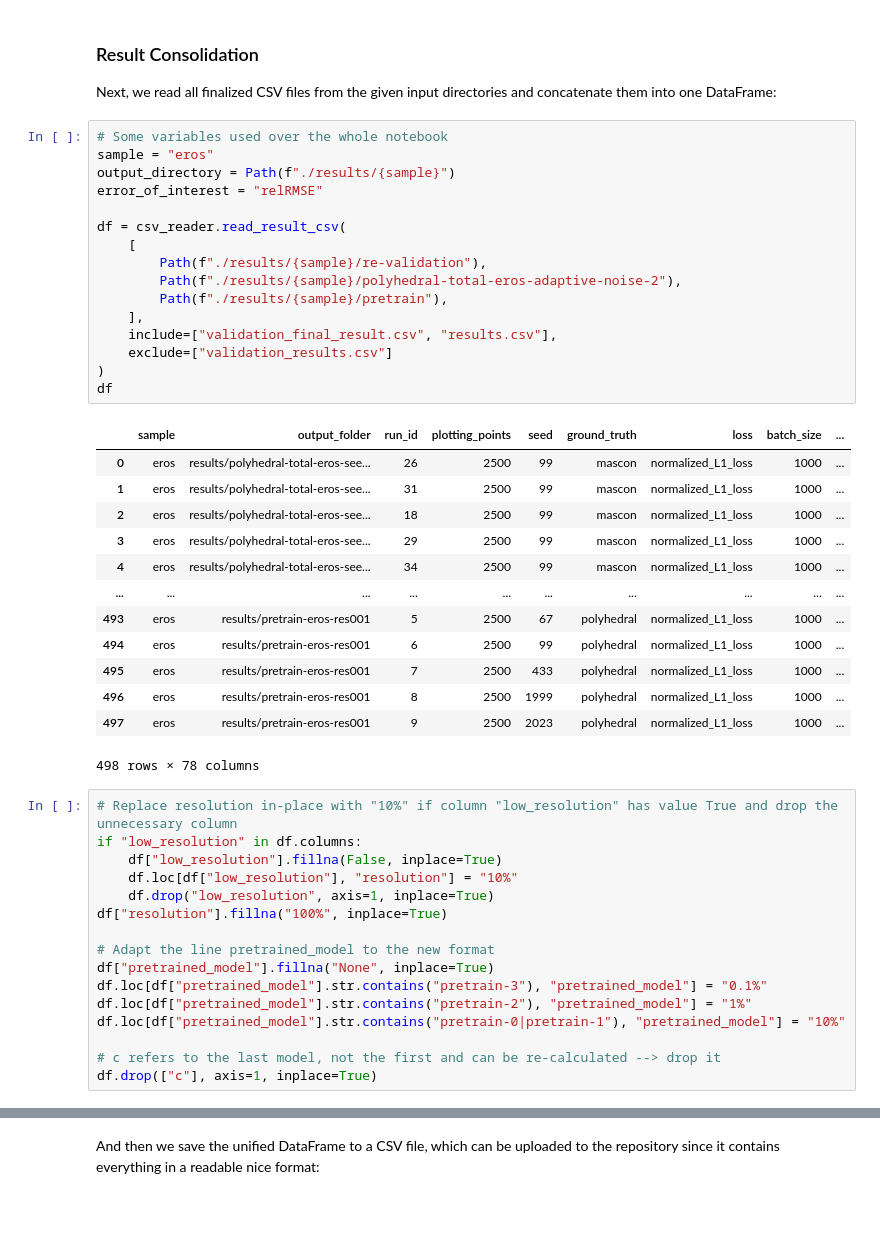
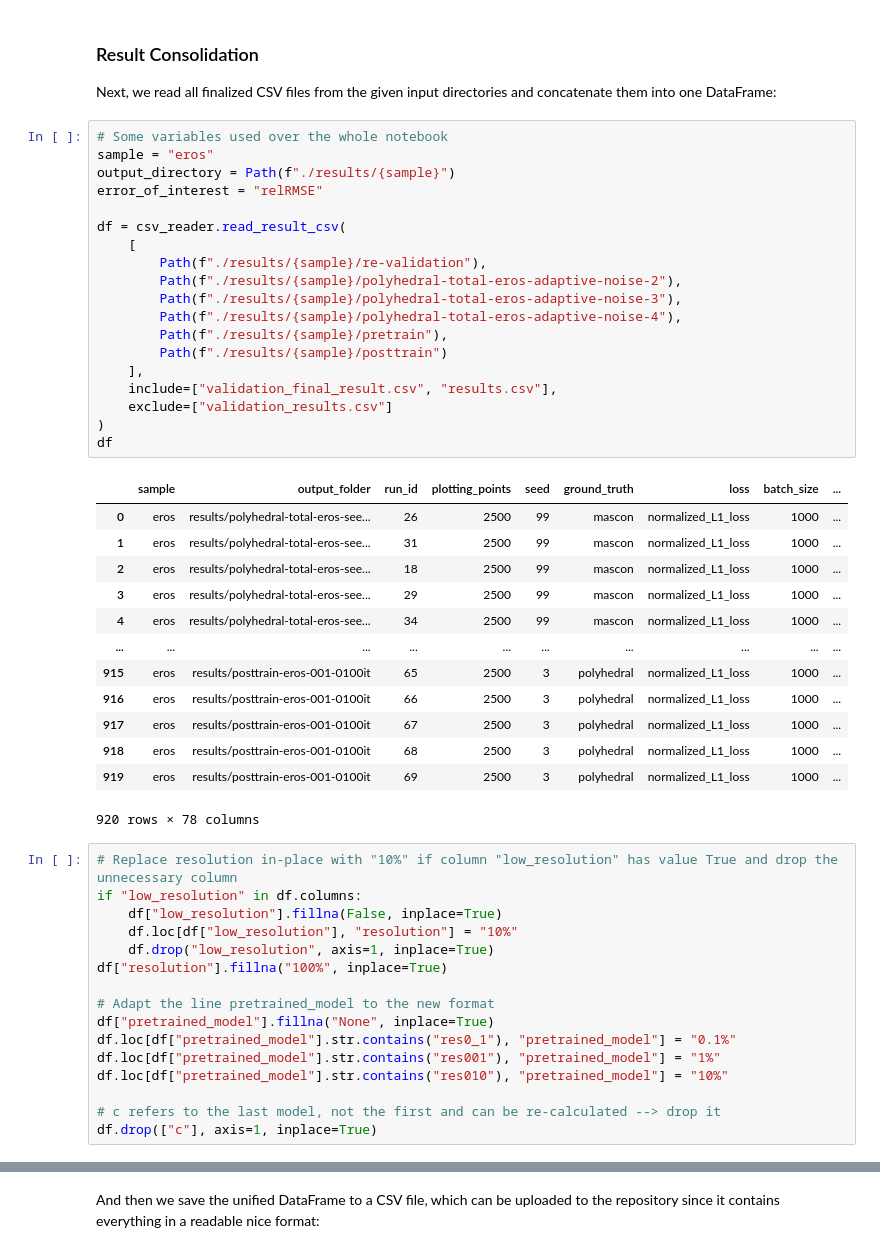
Before and after one commit to gomezzz/geodesyNets, a Jupyter notebook: P3 - Analysis Eros.ipynb, the cells around one changed output, grey strips where cells are left out. Cells and saved outputs as stored; diff of their text form; blank space fills up the shorter version.

```diff
--- a/P3 - Analysis Eros.ipynb
+++ b/P3 - Analysis Eros.ipynb
@@ -26,33 +29,36 @@ Next, we read all finalized CSV files from the given input directories and conca
 # %%
 # Some variables used over the whole notebook
 sample = "eros"
 output_directory = Path(f"./results/{sample}")
 error_of_interest = "relRMSE"
 
 df = csv_reader.read_result_csv(
     [
         Path(f"./results/{sample}/re-validation"),
         Path(f"./results/{sample}/polyhedral-total-eros-adaptive-noise-2"),
+        Path(f"./results/{sample}/polyhedral-total-eros-adaptive-noise-3"),
+        Path(f"./results/{sample}/polyhedral-total-eros-adaptive-noise-4"),
         Path(f"./results/{sample}/pretrain"),
+        Path(f"./results/{sample}/posttrain")
     ],
     include=["validation_final_result.csv", "results.csv"],
     exclude=["validation_results.csv"]
 )
 df
 # %% [output]
 |  | sample | output_folder | run_id | plotting_points | seed | ground_truth | loss | batch_size | ... |
 | 0 | eros | results/polyhedral-total-eros-see... | 26 | 2500 | 99 | mascon | normalized_L1_loss | 1000 | ... |
 | 1 | eros | results/polyhedral-total-eros-see... | 31 | 2500 | 99 | mascon | normalized_L1_loss | 1000 | ... |
 | 2 | eros | results/polyhedral-total-eros-see... | 18 | 2500 | 99 | mascon | normalized_L1_loss | 1000 | ... |
 | 3 | eros | results/polyhedral-total-eros-see... | 29 | 2500 | 99 | mascon | normalized_L1_loss | 1000 | ... |
 | 4 | eros | results/polyhedral-total-eros-see... | 34 | 2500 | 99 | mascon | normalized_L1_loss | 1000 | ... |
 | ... | ... | ... | ... | ... | ... | ... | ... | ... | ... |
-| 493 | eros | results/pretrain-eros-res001 | 5 | 2500 | 67 | polyhedral | normalized_L1_loss | 1000 | ... |
-| 494 | eros | results/pretrain-eros-res001 | 6 | 2500 | 99 | polyhedral | normalized_L1_loss | 1000 | ... |
-| 495 | eros | results/pretrain-eros-res001 | 7 | 2500 | 433 | polyhedral | normalized_L1_loss | 1000 | ... |
-| 496 | eros | results/pretrain-eros-res001 | 8 | 2500 | 1999 | polyhedral | normalized_L1_loss | 1000 | ... |
-| 497 | eros | results/pretrain-eros-res001 | 9 | 2500 | 2023 | polyhedral | normalized_L1_loss | 1000 | ... |
+| 915 | eros | results/posttrain-eros-001-0100it | 65 | 2500 | 3 | polyhedral | normalized_L1_loss | 1000 | ... |
+| 916 | eros | results/posttrain-eros-001-0100it | 66 | 2500 | 3 | polyhedral | normalized_L1_loss | 1000 | ... |
+| 917 | eros | results/posttrain-eros-001-0100it | 67 | 2500 | 3 | polyhedral | normalized_L1_loss | 1000 | ... |
+| 918 | eros | results/posttrain-eros-001-0100it | 68 | 2500 | 3 | polyhedral | normalized_L1_loss | 1000 | ... |
+| 919 | eros | results/posttrain-eros-001-0100it | 69 | 2500 | 3 | polyhedral | normalized_L1_loss | 1000 | ... |
-498 rows × 78 columns
+920 rows × 78 columns
 # %%
 # Replace resolution in-place with "10%" if column "low_resolution" has value True and drop the unnecessary column
 if "low_resolution" in df.columns:
@@ -63,9 +69,9 @@ df["resolution"].fillna("100%", inplace=True)
 
 # Adapt the line pretrained_model to the new format
 df["pretrained_model"].fillna("None", inplace=True)
-df.loc[df["pretrained_model"].str.contains("pretrain-3"), "pretrained_model"] = "0.1%"
-df.loc[df["pretrained_model"].str.contains("pretrain-2"), "pretrained_model"] = "1%"
-df.loc[df["pretrained_model"].str.contains("pretrain-0|pretrain-1"), "pretrained_model"] = "10%"
+df.loc[df["pretrained_model"].str.contains("res0_1"), "pretrained_model"] = "0.1%"
+df.loc[df["pretrained_model"].str.contains("res001"), "pretrained_model"] = "1%"
+df.loc[df["pretrained_model"].str.contains("res010"), "pretrained_model"] = "10%"
 
 # c refers to the last model, not the first and can be re-calculated --> drop it
 df.drop(["c"], axis=1, inplace=True)
```
Also changed, not shown: parts of 11 cells of this notebook, 2 other files.
